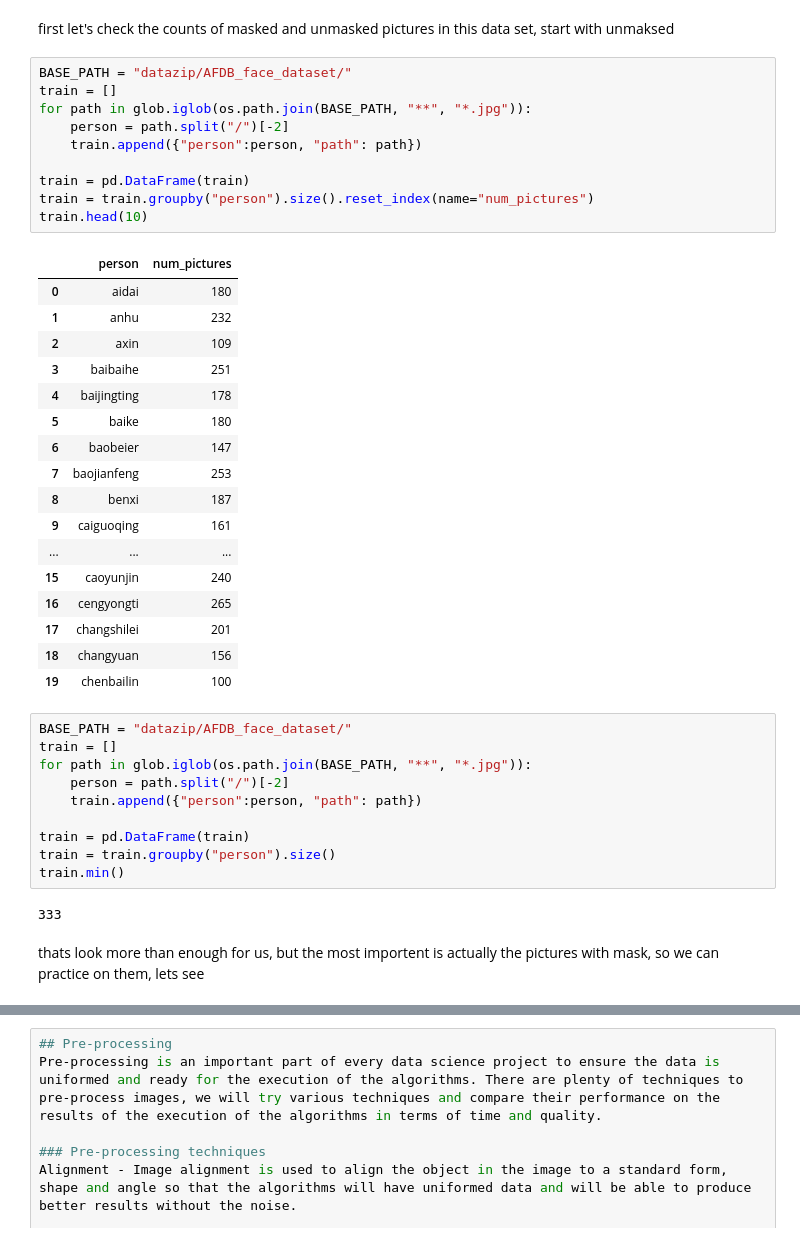
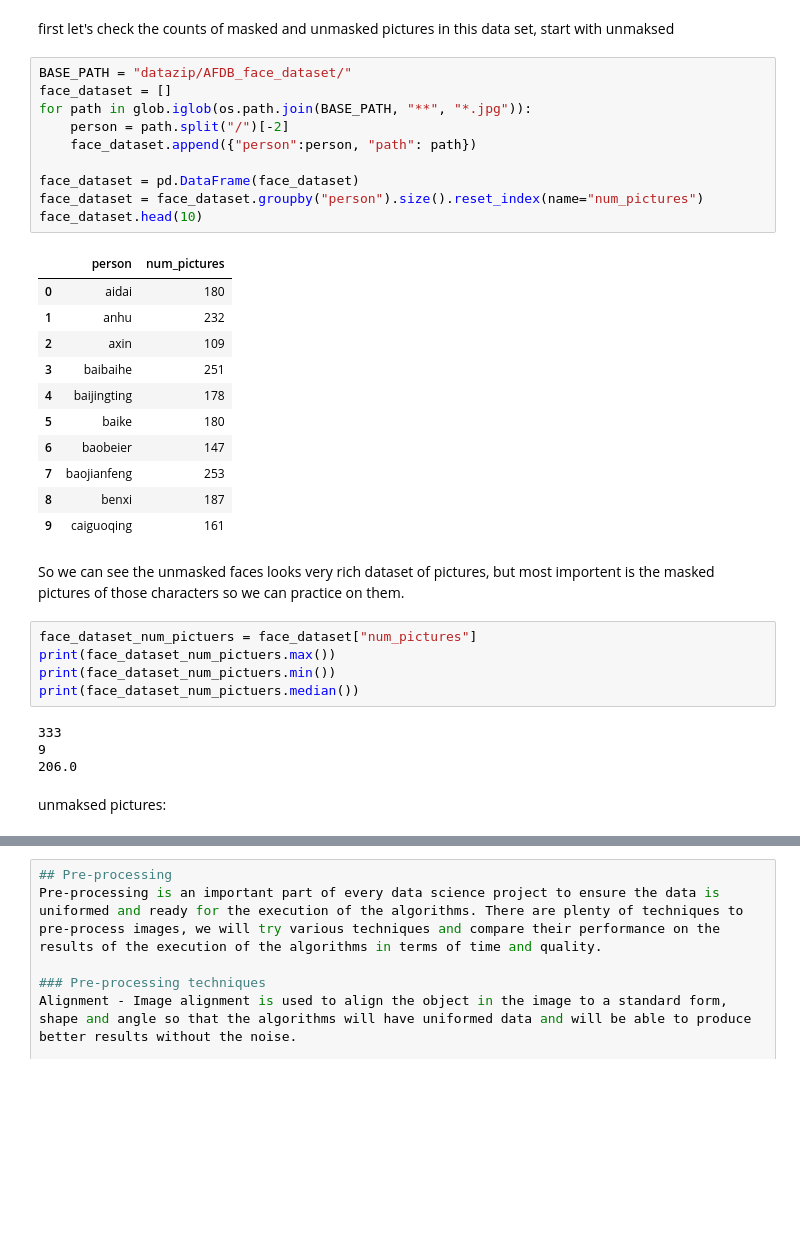
Before and after one commit to ofekari/MaskedFaceDetection, a Jupyter notebook: MaskedFaceDetectionNotebook.ipynb, the cells around one changed output, grey strips where cells are left out. Cells and saved outputs as stored; diff of their text form; blank space fills up the shorter version.

```diff
--- a/MaskedFaceDetectionNotebook.ipynb
+++ b/MaskedFaceDetectionNotebook.ipynb
@@ -113,45 +113,38 @@ import pandas as pd
 first let's check the counts of masked and unmasked pictures in this data set, start with unmaksed
 # %%
 BASE_PATH = "datazip/AFDB_face_dataset/"
-train = []
+face_dataset = []
 for path in glob.iglob(os.path.join(BASE_PATH, "**", "*.jpg")):
     person = path.split("/")[-2]
-    train.append({"person":person, "path": path})
+    face_dataset.append({"person":person, "path": path})
 
-train = pd.DataFrame(train)
-train = train.groupby("person").size().reset_index(name="num_pictures")
-train.head(10)
+face_dataset = pd.DataFrame(face_dataset)
+face_dataset = face_dataset.groupby("person").size().reset_index(name="num_pictures")
+face_dataset.head(10)
 # %% [output]
 |  | person | num_pictures |
 | 0 | aidai | 180 |
 | 1 | anhu | 232 |
 | 2 | axin | 109 |
 | 3 | baibaihe | 251 |
 | 4 | baijingting | 178 |
 | 5 | baike | 180 |
 | 6 | baobeier | 147 |
 | 7 | baojianfeng | 253 |
 | 8 | benxi | 187 |
 | 9 | caiguoqing | 161 |
-| ... | ... | ... |
-| 15 | caoyunjin | 240 |
-| 16 | cengyongti | 265 |
-| 17 | changshilei | 201 |
-| 18 | changyuan | 156 |
-| 19 | chenbailin | 100 |
+# %% [markdown]
+So we can see the unmasked faces looks very rich dataset of pictures, but most importent is the masked pictures of those characters so we can practice on them.
 # %%
-BASE_PATH = "datazip/AFDB_face_dataset/"
-train = []
-for path in glob.iglob(os.path.join(BASE_PATH, "**", "*.jpg")):
-    person = path.split("/")[-2]
-    train.append({"person":person, "path": path})
-
-train = pd.DataFrame(train)
-train = train.groupby("person").size()
-train.min()
+face_dataset_num_pictuers = face_dataset["num_pictures"]
+print(face_dataset_num_pictuers.max())
+print(face_dataset_num_pictuers.min())
+print(face_dataset_num_pictuers.median())
 # %% [output]
 333
+9
+206.0
 # %% [markdown]
-thats look more than enough for us, but the most importent is actually the pictures with mask, so we can practice on them, lets see
+unmaksed pictures:
 # %%
 BASE_PATH = "datazip/AFDB_masked_face_dataset/"
```
Also changed, not shown: parts of 12 cells of this notebook.
